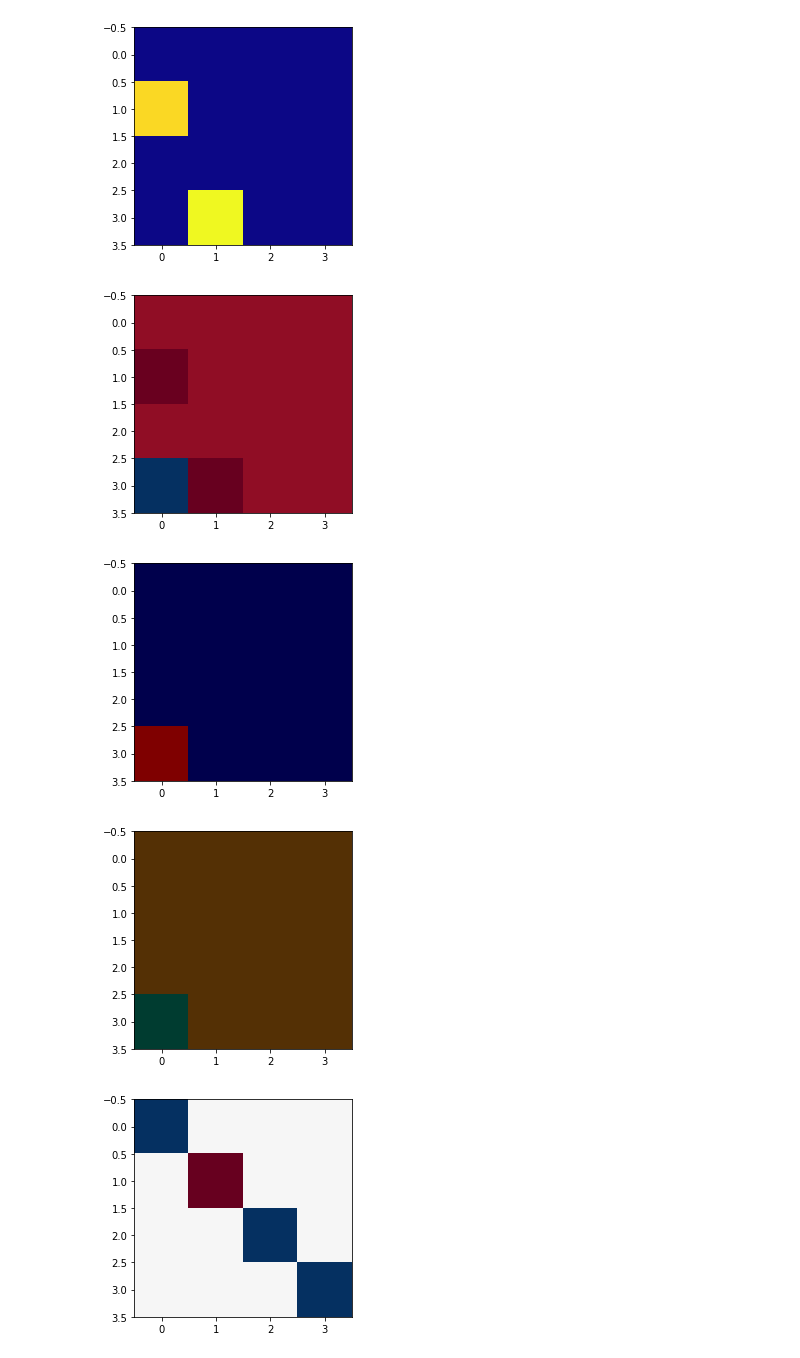
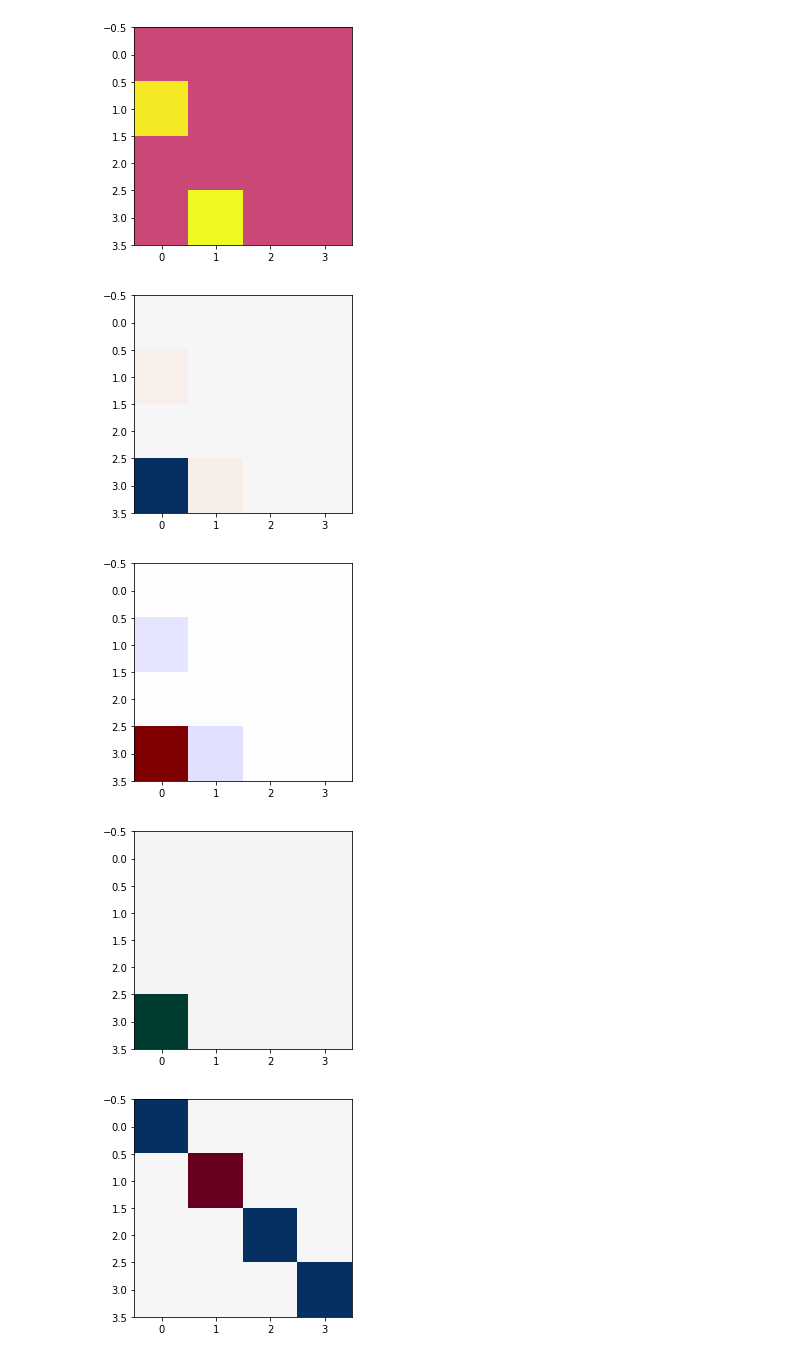
Before and after one commit to as395/GammaSpectroscopy, a Jupyter notebook: Decay scheme to measured peaks (text file input).ipynb, the cells around one changed output. Drawn from its saved outputs; the diff is of its cells as text; code cells hidden in the pictures.

```diff
--- a/Decay scheme to measured peaks (text file input).ipynb
+++ b/Decay scheme to measured peaks (text file input).ipynb
@@ -247,21 +273,26 @@ FirstOrderIntensity=plt.imshow(S1, cmap='inferno', interpolation='none')
 # %%
-NoCorrectionIntensity=plt.imshow(So, cmap='plasma', interpolation='none')
+MSo = np.amax(So)
+NoCorrectionIntensity=plt.imshow(So, cmap='plasma', vmin=-MSo+1.1, vmax=MSo-1.1, interpolation='none')
 # plt.show(NoCorrectionIntensity)
 # %% [output]
-[figure, old version]
+[figure, new version]
 # %%
 '''Plots of Differences due to summing order'''
-FullSumming=plt.imshow(FS, cmap='RdBu', interpolation='none')
+MFS = np.amax(FS)
+FullSumming=plt.imshow(FS, cmap='RdBu', vmin=-MFS+1.1, vmax=MFS-1.1, interpolation='none')
+# Explicitly set range to match data and center 0
 # %% [output]
-[figure, old version]
+[figure, new version]
 # %%
-FirstOrder=plt.imshow(FOS, cmap='seismic', interpolation='none')
+MFOS = np.amax(FOS)
+FirstOrder=plt.imshow(FOS, cmap='seismic', vmin=-MFOS+1, vmax=MFOS-1, interpolation='none')
 # %% [output]
-[figure, old version]
+[figure, new version]
 # %%
-FullMinusFirstOrder=plt.imshow(FMFO, cmap='BrBG', interpolation='none')
+MFMFO = np.amax(FMFO)
+FullMinusFirstOrder=plt.imshow(FMFO, cmap='BrBG', vmin=-MFMFO, vmax=MFMFO, interpolation='none')
 # %% [output]
-[figure, old version]
+[figure, new version]
 # %%
 # TEST PLOT
 w = np.array([[1,0,0,0],[0,-1,0,0],[0,0,1,0],[0,0,0,1]])
```
Also changed, not shown: parts of 9 cells of this notebook, 1 other file.
